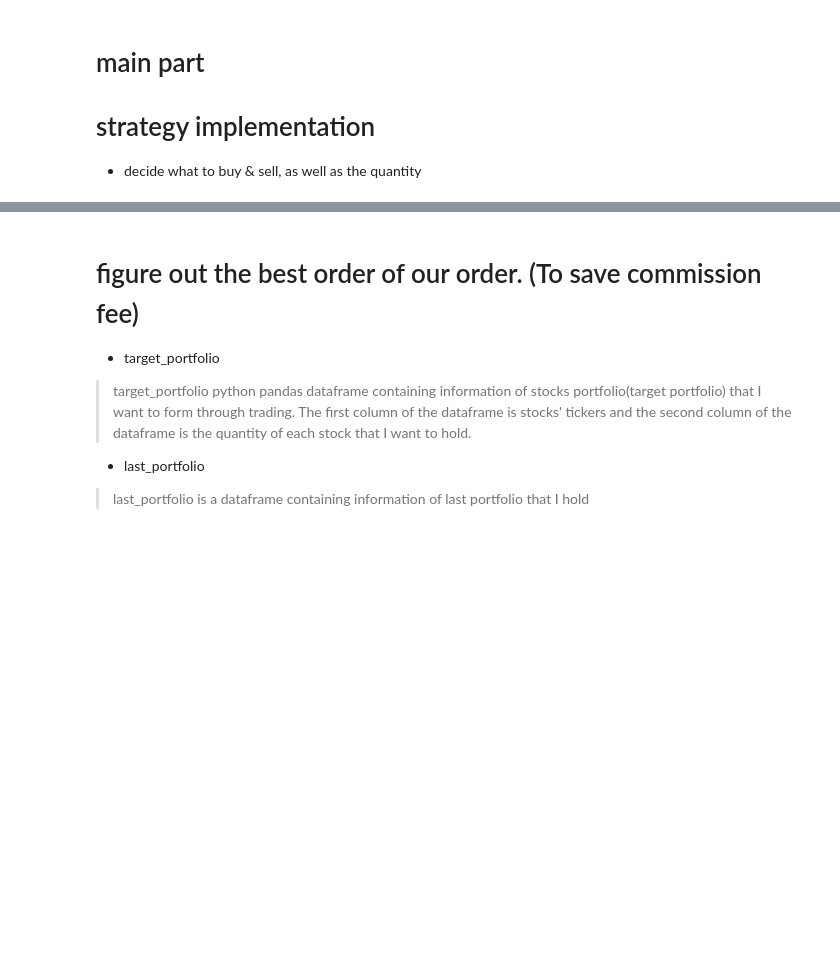
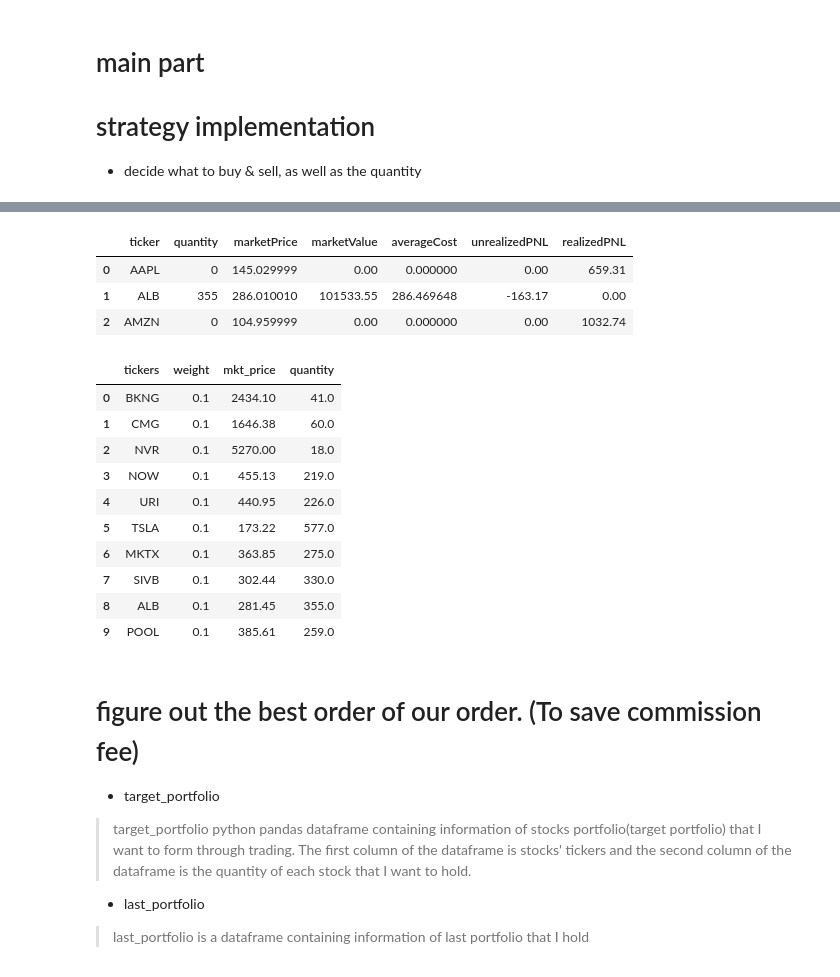
Before and after one commit to vvaaqqw/821_project-trading-strategy-, a Jupyter notebook: simple_mult_strategy.ipynb, the cells around one changed output, grey strips where cells are left out. Saved outputs shown, nothing was run; the diff lists cells and outputs as text; code cells hidden in the pictures; blank space fills up the shorter version.

```diff
--- a/simple_mult_strategy.ipynb
+++ b/simple_mult_strategy.ipynb
@@ -45,6 +37,8 @@ class App(EClient, EWrapper):
         self.mkt_price = []
         # create a connection with IBKR
         self.connect(address, port, cid)
+        self.last_portfolio = pd.DataFrame(columns=["ticker","quantity","marketPrice","marketValue","averageCost","unrealizedPNL","realizedPNL"])
+        self.total_value = 0
         # start client
         thread = threading.Thread(target=self.run)
         thread.start()
@@ -62,8 +56,8 @@ class App(EClient, EWrapper):
     def tickPrice(self, reqId: int, tickType: int, price: float, attrib: ibapi.common.TickAttrib):
             print("Tick Price. Ticker Id:", reqId, "tickType:", tickType, "Price:", price)
             if tickType == 9: # if tickType is Close Price
-                self.mkt_price.append(reqId, price)
-            mkt_event.set()
+                self.mkt_price.append([reqId, price])
+                mkt_event.set()
 
     def historicalData(self, reqId, bar):
         if reqId not in self.bar_dict.keys():
@@ -97,21 +91,20 @@ class App(EClient, EWrapper):
 
     # called when query portfolio information
     def updatePortfolio(self, contract, position, marketPrice, marketValue, averageCost, unrealizedPNL, realizedPNL, accountName):
-        self.last_portfolio = pd.DataFrame(columns=["ticker","quantity","marketPrice","marketValue","averageCost","unrealizedPNL","realizedPNL"])
-        self.last_portfolio = self.last_portfolio.append({"ticker":contract.symbol,"quantity":position,"marketPrice":marketPrice,"marketValue":marketValue,"averageCost":averageCost,"unrealizedPNL":unrealizedPNL,"realizedPNL":realizedPNL}, ignore_index=True)
+        self.last_portfolio = pd.concat([self.last_portfolio,
+                                        pd.DataFrame([[contract.symbol, position, marketPrice, marketValue, averageCost, unrealizedPNL, realizedPNL]],
+                                                    columns=self.last_portfolio.columns)],
+                                        ignore_index=True)
         port_event.set()
 
     # query total value
-    def updateAccountSummary(self, reqId: int, account: str, tag: str, value: str, currency: str):
-        if tag == 'NetLiquidation':
-            self.total_value = float(value)
-            print("Total value of the account: ", self.total_value)
+    def accountSummary(self, reqId: int, account: str, tag: str, value: str, currency: str):
+        self.total_value = float(value)
+        print("Total value of the account: ", self.total_value)
+
+    def accountSummaryEnd(self, reqId: int):
+        print('end of account summary')
         value_event.set()
-
-    def reqIds(self):
-        super().reqIds(-1)
-        id_event.wait()
-        id_event.clear()
 # %%
 # Connect to the TWS API
 app = App('127.0.0.1', 7497, 1000)
@@ -312,5 +350,31 @@ target_portfolio = pd.DataFrame([portfolio_list, np.repeat(1/len(portfolio_list)
+# %%
+target_portfolio = pd.DataFrame(columns=['tickers', 'weight', 'mkt_price'])
+target_portfolio['tickers'] = portfolio_list
+target_portfolio['weight'] = np.repeat(1/len(portfolio_list), len(portfolio_list))
+target_portfolio['mkt_price'] = mkt_df['mkt_price']
 # %%
 target_portfolio['quantity'] = np.floor(target_portfolio['weight'] * (total_value - 1000) / target_portfolio['mkt_price'])
+# %%
+last_portfolio
+# %% [output]
+|  | ticker | quantity | marketPrice | marketValue | averageCost | unrealizedPNL | realizedPNL |
+| 0 | AAPL | 0 | 145.029999 | 0.00 | 0.000000 | 0.00 | 659.31 |
+| 1 | ALB | 355 | 286.010010 | 101533.55 | 286.469648 | -163.17 | 0.00 |
+| 2 | AMZN | 0 | 104.959999 | 0.00 | 0.000000 | 0.00 | 1032.74 |
+# %%
+target_portfolio
+# %% [output]
+|  | tickers | weight | mkt_price | quantity |
+| 0 | BKNG | 0.1 | 2434.10 | 41.0 |
+| 1 | CMG | 0.1 | 1646.38 | 60.0 |
+| 2 | NVR | 0.1 | 5270.00 | 18.0 |
+| 3 | NOW | 0.1 | 455.13 | 219.0 |
+| 4 | URI | 0.1 | 440.95 | 226.0 |
+| 5 | TSLA | 0.1 | 173.22 | 577.0 |
+| 6 | MKTX | 0.1 | 363.85 | 275.0 |
+| 7 | SIVB | 0.1 | 302.44 | 330.0 |
+| 8 | ALB | 0.1 | 281.45 | 355.0 |
+| 9 | POOL | 0.1 | 385.61 | 259.0 |
 # %% [markdown]
 # figure out the best order of our order. (To save commission fee)
 
```
Also changed, not shown: parts of 18 cells of this notebook, 1 other file.
